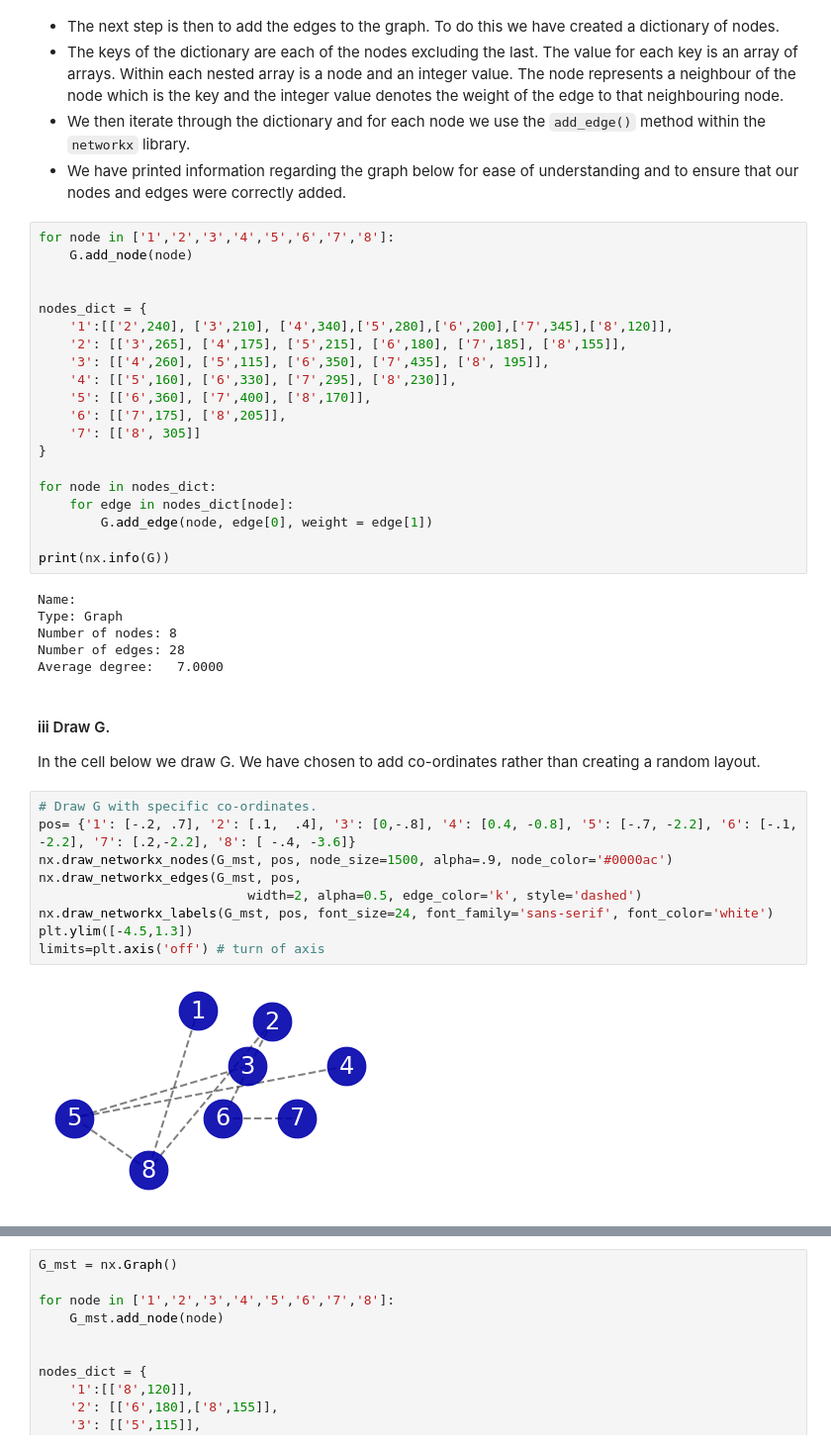
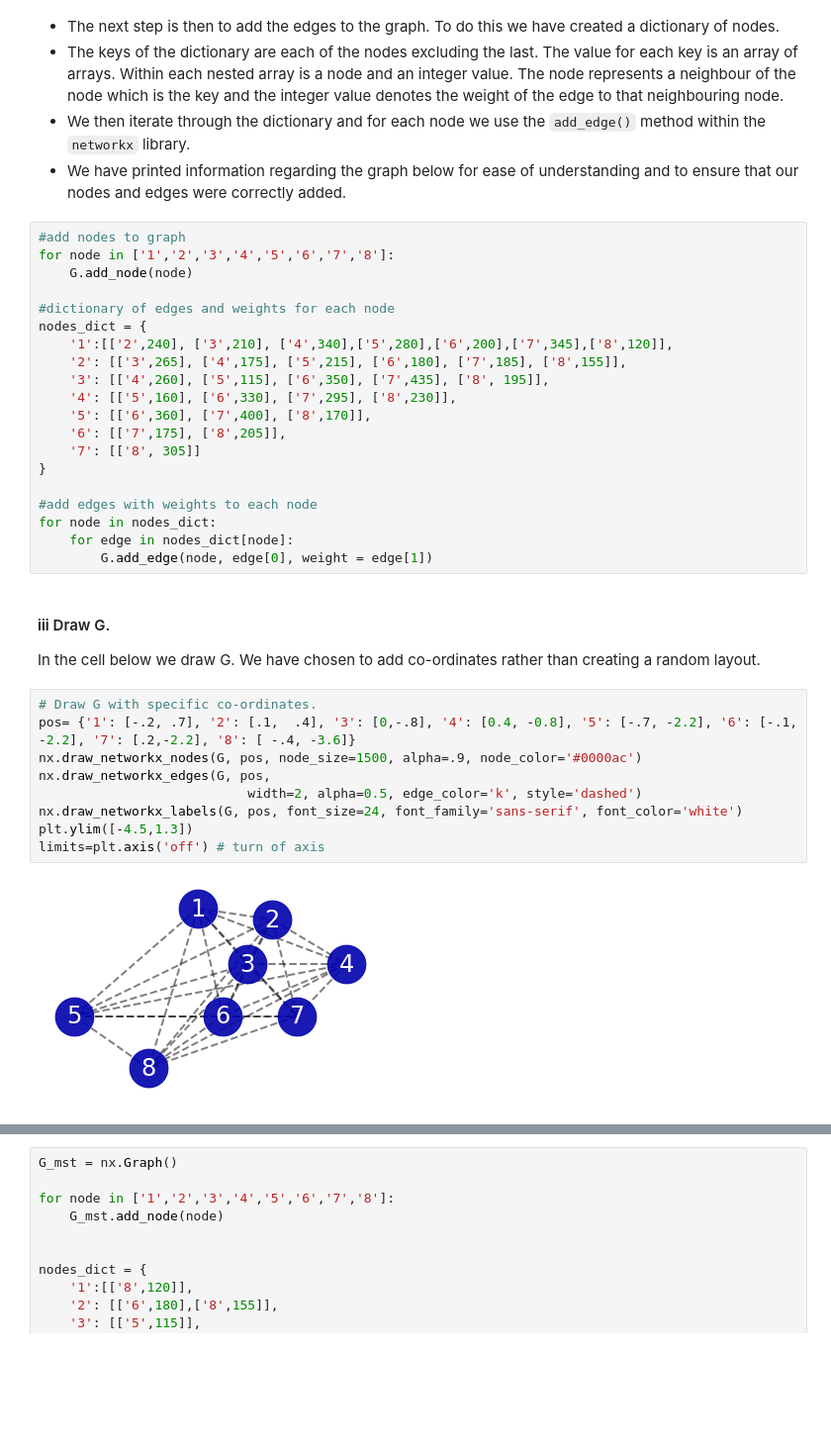
Before and after one commit to hbarrett100/Comp20230, a Jupyter notebook: Assignment3.ipynb, the cells around one changed output, grey strips where cells are left out. Shown at 99% size. Drawn from its saved outputs; the diff is of its cells as text; blank space fills up the shorter version.

````diff
--- a/Assignment3.ipynb
+++ b/Assignment3.ipynb
@@ -612,10 +647,11 @@ G = nx.Graph()
 - We then iterate through the dictionary and for each node we use the ```add_edge()``` method within the ```networkx``` library.
 - We have printed information regarding the graph below for ease of understanding and to ensure that our nodes and edges were correctly added.
 # %%
+#add nodes to graph
 for node in ['1','2','3','4','5','6','7','8']:
     G.add_node(node)
 
-
+#dictionary of edges and weights for each node
 nodes_dict = {
     '1':[['2',240], ['3',210], ['4',340],['5',280],['6',200],['7',345],['8',120]],
     '2': [['3',265], ['4',175], ['5',215], ['6',180], ['7',185], ['8',155]],
@@ -626,17 +662,10 @@ nodes_dict = {
     '7': [['8', 305]]
 }
 
+#add edges with weights to each node
 for node in nodes_dict:
     for edge in nodes_dict[node]:
         G.add_edge(node, edge[0], weight = edge[1])
-
-print(nx.info(G))
-# %% [output]
-Name:
-Type: Graph
-Number of nodes: 8
-Number of edges: 28
-Average degree:   7.0000
 # %% [markdown]
 #### iii Draw G.
 
@@ -644,11 +673,11 @@ In the cell below we draw G. We have chosen to add co-ordinates rather than crea
 # %%
 # Draw G with specific co-ordinates.
 pos= {'1': [-.2, .7], '2': [.1,  .4], '3': [0,-.8], '4': [0.4, -0.8], '5': [-.7, -2.2], '6': [-.1, -2.2], '7': [.2,-2.2], '8': [ -.4, -3.6]}
-nx.draw_networkx_nodes(G_mst, pos, node_size=1500, alpha=.9, node_color='#0000ac')
-nx.draw_networkx_edges(G_mst, pos,
+nx.draw_networkx_nodes(G, pos, node_size=1500, alpha=.9, node_color='#0000ac')
+nx.draw_networkx_edges(G, pos,
                            width=2, alpha=0.5, edge_color='k', style='dashed')
-nx.draw_networkx_labels(G_mst, pos, font_size=24, font_family='sans-serif', font_color='white')
+nx.draw_networkx_labels(G, pos, font_size=24, font_family='sans-serif', font_color='white')
 plt.ylim([-4.5,1.3])
 limits=plt.axis('off') # turn of axis
 # %% [output]
-[figure, old version]
+[figure, new version]
````
Also changed, not shown: parts of 73 cells of this notebook.
